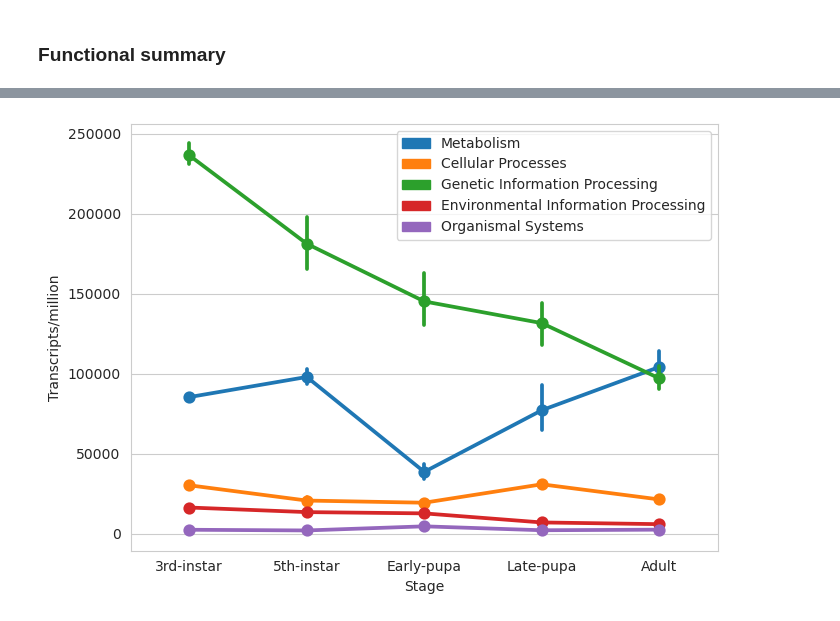
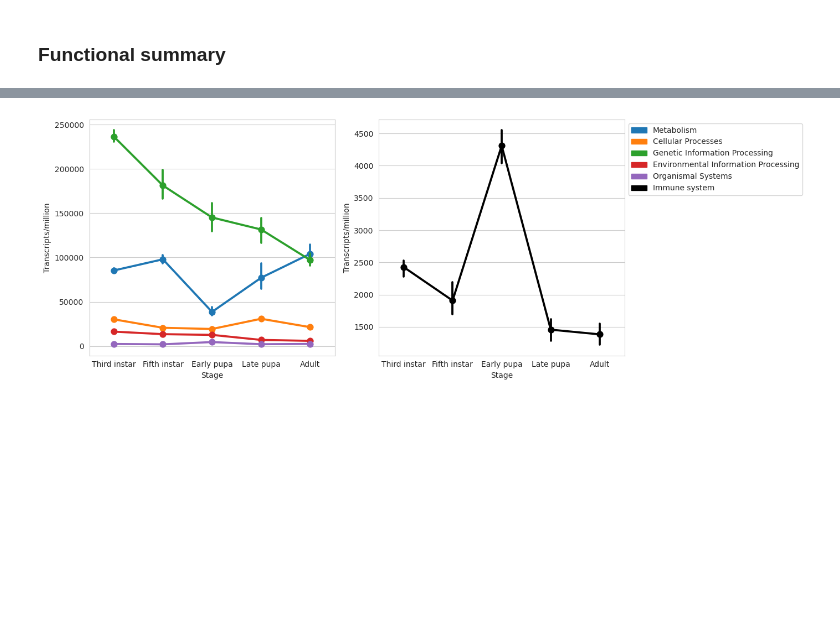
Before and after one commit to gabe-dubose/mtstp, a Jupyter notebook: analysis/notebooks/01_global_expression_comparisons.ipynb, the cells around one changed output, grey strips where cells are left out. Drawn from its saved outputs; the diff is of its cells as text; code cells hidden in the pictures; blank space fills up the shorter version.

Commit message:
Updated supplemental figure

```diff
--- a/analysis/notebooks/01_global_expression_comparisons.ipynb
+++ b/analysis/notebooks/01_global_expression_comparisons.ipynb
@@ -942,26 +1047,39 @@ function_level1_df
 # %%
 processes = list(function_level1_df.columns)[0:-2]
 
 sns.set_style('whitegrid')
-fig, ax1 = plt.subplots(1, 1, figsize=(7, 5), sharey=True)
+fig, [ax1, ax2] = plt.subplots(1, 2, figsize=(14, 5))
 
 #define colors
 colors = ['tab:blue', 'tab:orange', 'tab:green', 'tab:red', 'tab:purple']
 #plot incarnata
 for i in range(len(processes)):
     process = processes[i]
     sns.pointplot(data=function_level1_df, x='developmental_stage', y=process, ax=ax1, color=colors[i])
 
 
 ax1.set_ylabel('Transcripts/million')
 ax1.set_xlabel('Stage')
+ax1.set_xticklabels(["Third instar", "Fifth instar", "Early pupa", "Late pupa", "Adult"])
+
+legend_cols = []
+for i in range(len(processes)):
+    process = processes[i]
+    color = colors[i]
+    patch = mpatches.Patch(color=color, label=process)
+    legend_cols.append(patch)
 
 
-
+legend_cols.append(mpatches.Patch(color='black', label='Immune system'))
 
 plt.legend(handles=legend_cols, bbox_to_anchor=(1,1,0,0))
 
+sns.pointplot(data=organismal_df, x='developmental_stage', y='Immune system', ax=ax2, color='black')
+ax2.set_ylabel('Transcripts/million')
+ax2.set_xticklabels(["Third instar", "Fifth instar", "Early pupa", "Late pupa", "Adult"])
+ax2.set_xlabel('Stage')
+
 plt.tight_layout()
 plt.savefig('/home/gabe/Desktop/mtstp/figures/supplement/function_stuff.pdf')
 # %% [output]
-[figure, old version]
+[figure, new version]
```
Also changed, not shown: parts of 1 cell of this notebook, 6 other files.
